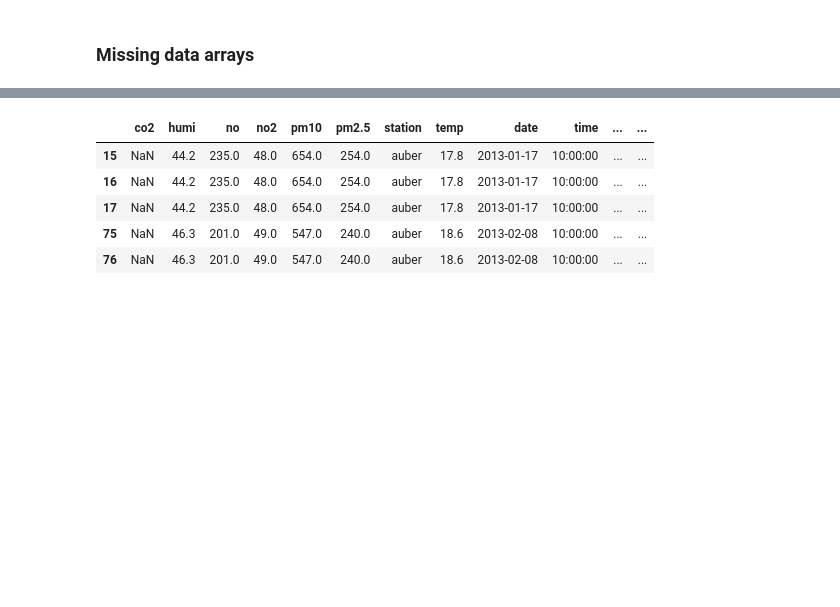
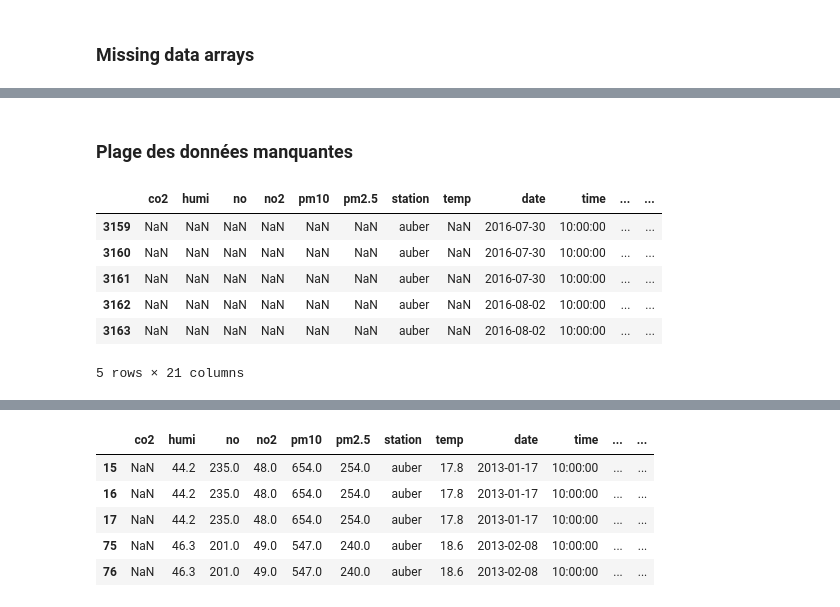
Before and after one commit to MrMey/underground_air_quality_analysis, a Jupyter notebook: Missing_data_analysis_1.ipynb, the cells around one changed output, grey strips where cells are left out. Cells and saved outputs as stored; diff of their text form; code cells hidden in the pictures; blank space fills up the shorter version.

```diff
--- a/Missing_data_analysis_1.ipynb
+++ b/Missing_data_analysis_1.ipynb
@@ -121,0 +192,13 @@ TypeError: invalid type comparison
+# %% [markdown]
+### Plage des données manquantes
+# %%
+missing_data_2016_auber = missing_data_2016[missing_data_2016["station"] == "auber"]
+missing_data_2016_auber.head()
+# %% [output]
+|  | co2 | humi | no | no2 | pm10 | pm2.5 | station | temp | date | time | ... | ... |
+| 3159 | NaN | NaN | NaN | NaN | NaN | NaN | auber | NaN | 2016-07-30 | 10:00:00 | ... | ... |
+| 3160 | NaN | NaN | NaN | NaN | NaN | NaN | auber | NaN | 2016-07-30 | 10:00:00 | ... | ... |
+| 3161 | NaN | NaN | NaN | NaN | NaN | NaN | auber | NaN | 2016-07-30 | 10:00:00 | ... | ... |
+| 3162 | NaN | NaN | NaN | NaN | NaN | NaN | auber | NaN | 2016-08-02 | 10:00:00 | ... | ... |
+| 3163 | NaN | NaN | NaN | NaN | NaN | NaN | auber | NaN | 2016-08-02 | 10:00:00 | ... | ... |
+5 rows × 21 columns
```
Also changed, not shown: parts of 26 cells of this notebook, 1 other file.
